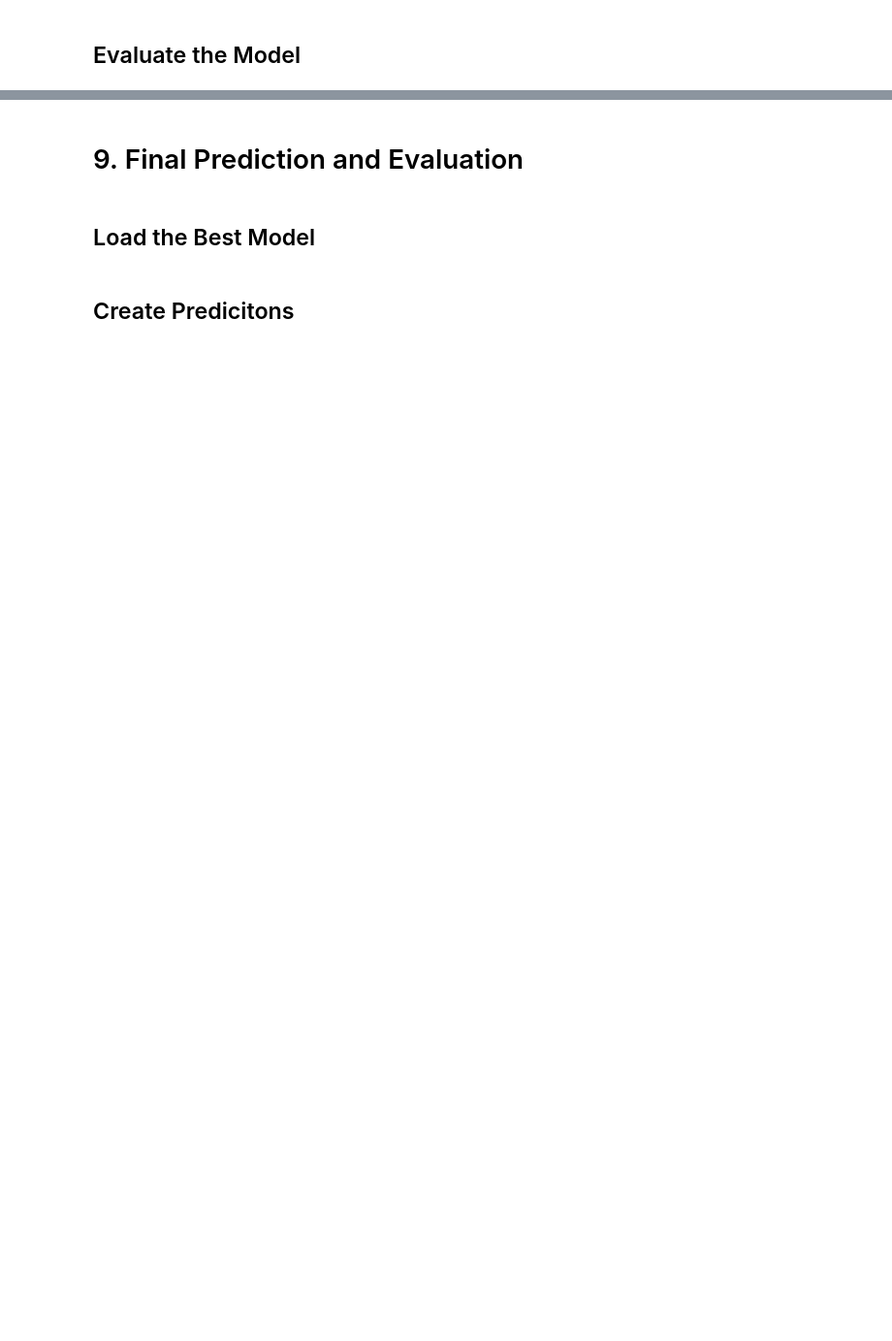
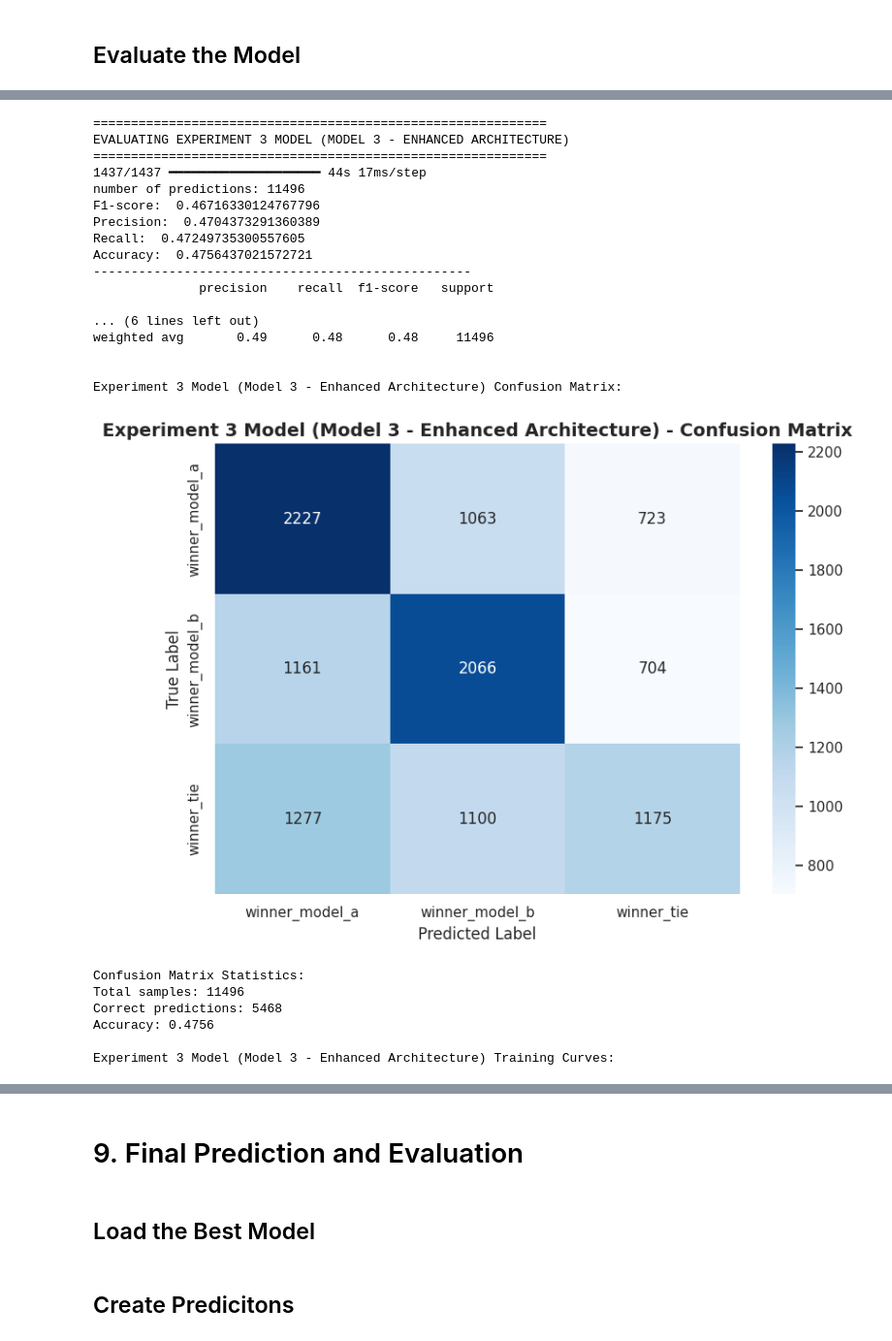
Before and after one commit to TOM-BOHN/MsDS-deep-learning-llm-classification-finetuning, a Jupyter notebook: deep-learning-llm-classification-finetuning.ipynb, the cells around one changed output, grey strips where cells are left out. Shown at 97% size. Saved outputs shown, nothing was run; the diff lists cells and outputs as text; code cells hidden in the pictures; blank space fills up the shorter version.

Commit message:
results of experiment 3.

```diff
--- a/deep-learning-llm-classification-finetuning.ipynb
+++ b/deep-learning-llm-classification-finetuning.ipynb
@@ -343,7 +343,7 @@ class CFG:
     preset_3 = "deberta_v3_extra_small_en"  # Name of pretrained DeBERTa model
     preprocessor_3 = keras_nlp.models.DebertaV3Preprocessor  # Text preprocessor
     backbone_3 = keras_nlp.models.DebertaV3Backbone  # Model backbone architecture
-    optimizer_3 = keras.optimizers.Adam(5e-6)  # Adam optimizer with very low learning rate
+    optimizer_3 = keras.optimizers.AdamW(5e-6)  # Adam optimizer with very low learning rate
 
     # Enhanced model architecture with multi-layer classification head
     hidden_units_3 = [512, 256, 64]  # Hidden layer sizes
@@ -363,9 +363,9 @@ class CFG:
     # =============================================================================
     # Set to True to enable training, False to skip training for each model
     train_baseline = False         # Model 0: Baseline model
-    train_experiment_1 = True    # Model 1: AdamW Optimizer experiment
+    train_experiment_1 = False    # Model 1: AdamW Optimizer experiment
     train_experiment_2 = False    # Model 2: Larger Context experiment
-    train_experiment_3 = False    # Model 3: Enhanced Model Architecture
+    train_experiment_3 = True    # Model 3: Enhanced Model Architecture
     train_final_design = False    # Model 4: Final design (may run extended epochs)
 
     # =============================================================================
@@ -2409,7 +2409,7 @@ model_3 = create_model_enhanced()
 # Define the log loss function for the model
 log_loss_3 = keras.metrics.CategoricalCrossentropy(name="log_loss")
 # Create a fresh optimizer instance for this model to avoid variable conflicts
-optimizer_3 = keras.optimizers.Adam(5e-6)
+optimizer_3 = keras.optimizers.AdamW(5e-6)
 # Compile the model with optimizer, loss function, and evaluation metrics
 model_3.compile(
     optimizer=optimizer_3,  # Fresh Adam optimizer with very low learning rate
@@ -2507,0 +2561,5 @@ Experiment 3 Model evaluation skipped - training was disabled.
+# %%
+# Load baseline model
+baseline_3 = load_model_and_history('llm_3_enhanced_model')
+model_3_loaded = baseline_3['model']
+history_3_loaded = baseline_3['history']
@@ -2507,0 +2592,38 @@ Experiment 3 Model evaluation skipped - training was disabled.
+# %%
+# Process Results of Model (only if training was enabled):
+if CFG.train_experiment_3 and history_3_loaded is not None:
+    results_3 = evaluate_model(
+        model=model_3_loaded,
+        valid_ds=valid_ds,
+        history=history_3_loaded,
+        model_name="Experiment 3 Model (Model 3 - Enhanced Architecture)",
+        show_plots=True
+    )
+else:
+    print("Experiment 3 Model evaluation skipped - training was disabled.")
+    results_3 = None
+# %% [output]
+============================================================
+EVALUATING EXPERIMENT 3 MODEL (MODEL 3 - ENHANCED ARCHITECTURE)
+============================================================
+1437/1437 ━━━━━━━━━━━━━━━━━━━━ 44s 17ms/step
+number of predictions: 11496
+F1-score:  0.46716330124767796
+Precision:  0.4704373291360389
+Recall:  0.47249735300557605
+Accuracy:  0.4756437021572721
+--------------------------------------------------
+              precision    recall  f1-score   support
+
+... (6 lines left out)
+weighted avg       0.49      0.48      0.48     11496
+
+
+Experiment 3 Model (Model 3 - Enhanced Architecture) Confusion Matrix:
+[figure, added]
+Confusion Matrix Statistics:
+Total samples: 11496
+Correct predictions: 5468
+Accuracy: 0.4756
+
+Experiment 3 Model (Model 3 - Enhanced Architecture) Training Curves:
```
Also changed, not shown: parts of 9 cells of this notebook.
